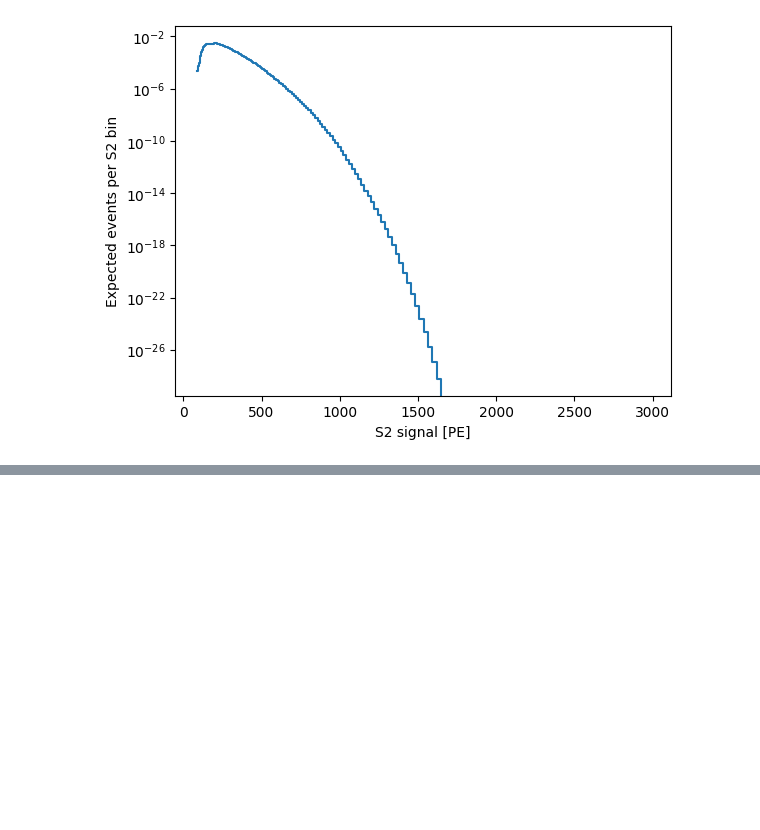
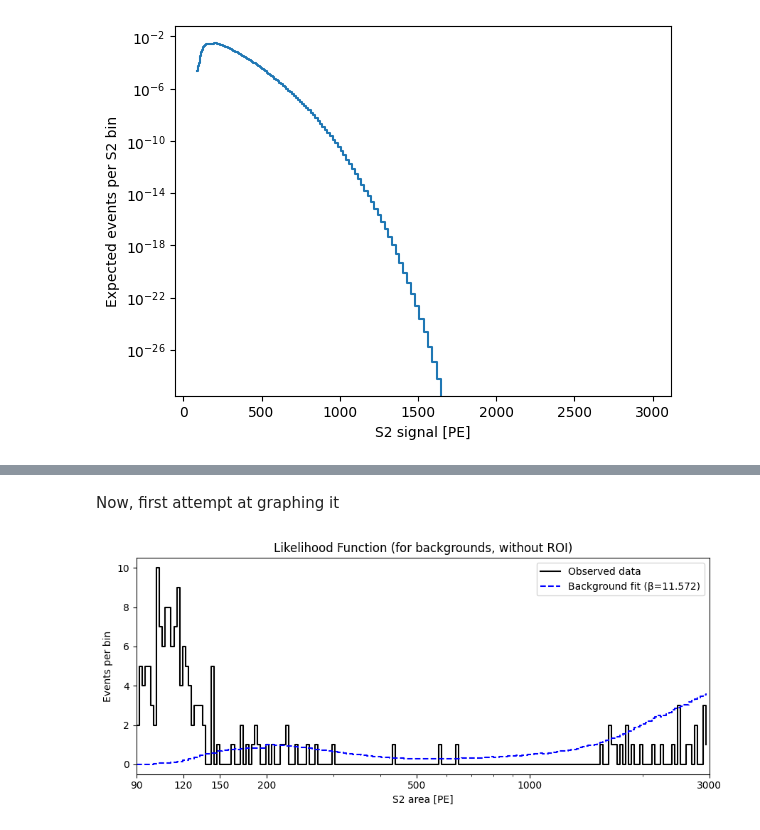
Before and after one commit to QuadroVert/DM1StatsGroupRepo2026, a Jupyter notebook: likelihood.ipynb, the cells around one changed output, grey strips where cells are left out. Cells and saved outputs as stored; diff of their text form; code cells hidden in the pictures; blank space fills up the shorter version.

```diff
--- a/likelihood.ipynb
+++ b/likelihood.ipynb
@@ -84,0 +102,38 @@ b_nominal = b_er + b_cevns
+# %%
+from scipy.optimize import minimize_scalar
+import scipy.stats as stats
+
+# as noted by the function itself, just the background-only likelihood.
+def log_likelihood_bg_only(beta):
+    expected = beta * b_nominal
+    return -np.sum(stats.poisson.logpmf(k_obs, expected))  # negative for minimizer
+
+result = minimize_scalar(log_likelihood_bg_only, bounds=(0.1, 30.0), method='bounded')
+beta_hat = result.x
+
+#defining the expected value for just the background:
+beta_hat_expected = beta_hat * b_nominal.values
+# %% [markdown]
+Now, first attempt at graphing it
+# %%
+fig, ax = plt.subplots(figsize=(9, 4))
+
+# Observed data as a step histogram
+ax.step(s2_bin_edges[:-1], k_obs, where='post', color='black', label='Observed data')
+
+# Background model after fit
+ax.step(s2_bin_edges[:-1], beta_hat_expected, where='post', color='blue',
+        linestyle='--', label=f'Background fit (β={beta_hat:.3f})')
+
+ax.set_xscale('log')
+ax.set_xlabel('S2 area [PE]')
+ax.set_ylabel('Events per bin')
+ax.set_xlim(90, 3000)
+ax.set_xticks([90, 120, 150, 200, 500, 1000, 3000])
+ax.xaxis.set_major_formatter(plt.matplotlib.ticker.ScalarFormatter())
+ax.legend()
+plt.title("Likelihood Function (for backgrounds, without ROI)")
+plt.tight_layout()
+plt.show()
+# %% [output]
+[figure, added]
```
Also changed, not shown: parts of 10 cells of this notebook.
